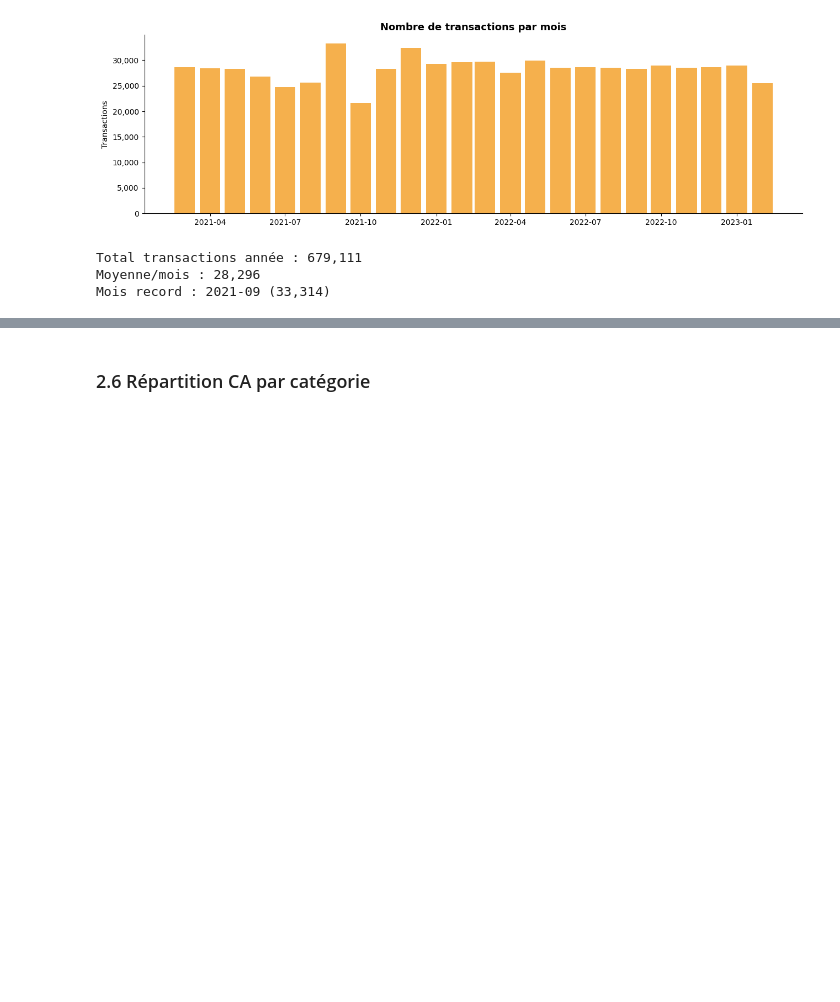
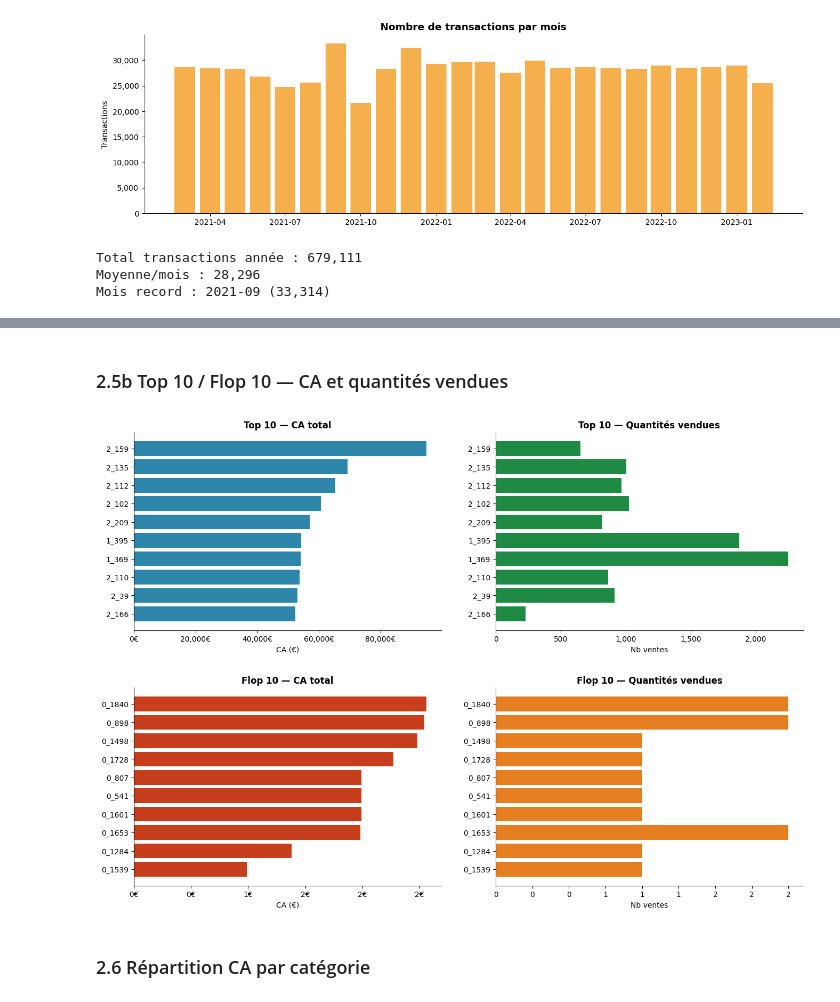
Before and after one commit to Elicesjo/PROJET-7-, a Jupyter notebook: projet9_lapage.ipynb, the cells around one changed output, grey strips where cells are left out. Drawn from its saved outputs; the diff is of its cells as text; code cells hidden in the pictures; blank space fills up the shorter version.

```diff
--- a/projet9_lapage.ipynb
+++ b/projet9_lapage.ipynb
@@ -451,3 +399,37 @@ id_prod
+# %% [markdown]
+### 2.5b Top 10 / Flop 10 — CA et quantités vendues
+# %%
+fig, axes = plt.subplots(2, 2, figsize=(14, 10))
+
+axes[0, 0].barh(top10.index[::-1], top10["ca"][::-1], color="#2E86AB")
+axes[0, 0].set_title("Top 10 — CA total", fontweight="bold")
+axes[0, 0].set_xlabel("CA (€)")
+axes[0, 0].xaxis.set_major_formatter(mticker.FuncFormatter(lambda x, _: f"{x:,.0f}€"))
+axes[0, 0].spines[["top", "right"]].set_visible(False)
+
+axes[0, 1].barh(top10.index[::-1], top10["ventes"][::-1], color="#1E8A44")
+axes[0, 1].set_title("Top 10 — Quantités vendues", fontweight="bold")
+axes[0, 1].set_xlabel("Nb ventes")
+axes[0, 1].xaxis.set_major_formatter(mticker.FuncFormatter(lambda x, _: f"{x:,.0f}"))
+axes[0, 1].spines[["top", "right"]].set_visible(False)
+
+axes[1, 0].barh(flop10.index, flop10["ca"], color="#C73E1D")
+axes[1, 0].set_title("Flop 10 — CA total", fontweight="bold")
+axes[1, 0].set_xlabel("CA (€)")
+axes[1, 0].xaxis.set_major_formatter(mticker.FuncFormatter(lambda x, _: f"{x:,.0f}€"))
+axes[1, 0].spines[["top", "right"]].set_visible(False)
+
+axes[1, 1].barh(flop10.index, flop10["ventes"], color="#E67E22")
+axes[1, 1].set_title("Flop 10 — Quantités vendues", fontweight="bold")
+axes[1, 1].set_xlabel("Nb ventes")
+axes[1, 1].xaxis.set_major_formatter(mticker.FuncFormatter(lambda x, _: f"{x:,.0f}"))
+axes[1, 1].spines[["top", "right"]].set_visible(False)
+
+plt.tight_layout(pad=3.0)
+plt.savefig(FIG_DIR / "06b_top_flop_ca_qte.png", dpi=150, bbox_inches="tight")
+plt.show()
+# %% [output]
+[figure, added]
 # %% [markdown]
 ### 2.6 Répartition CA par catégorie
 # %%
```
Also changed, not shown: parts of 18 cells of this notebook, 7 other files.
